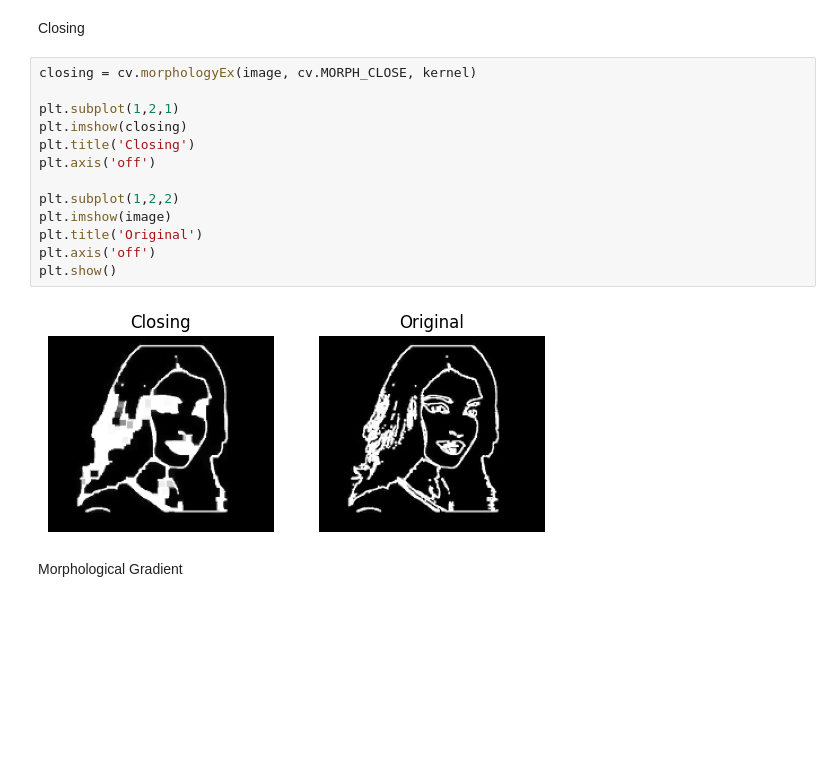
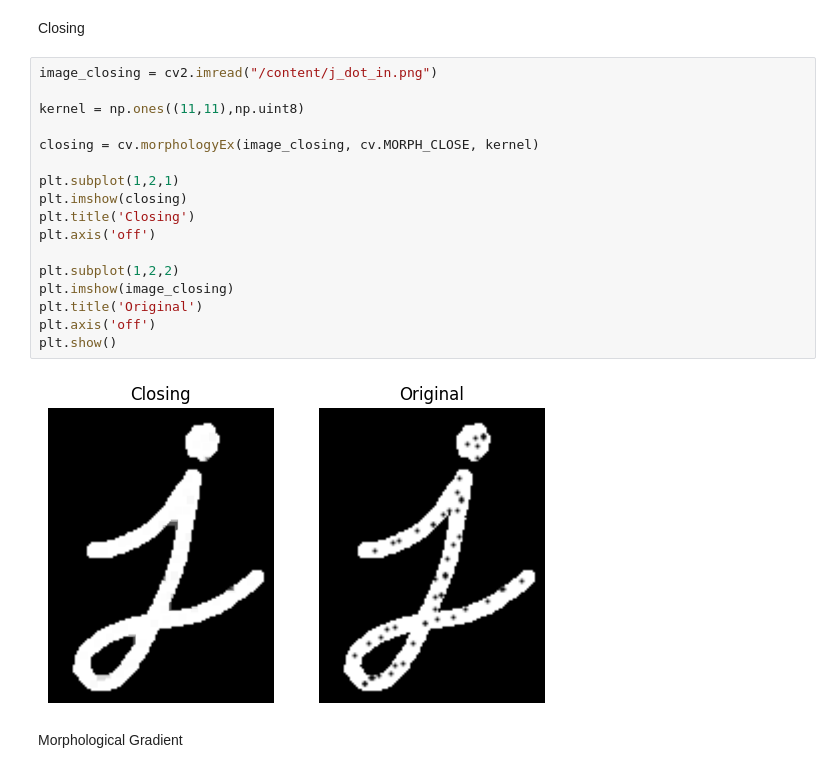
Before and after one commit to olaw01/OpenCV_image_processing, a Jupyter notebook: data/MorphologicalOperations.ipynb, the cells around one changed output. Drawn from its saved outputs; the diff is of its cells as text; blank space fills up the shorter version.

```diff
--- a/data/MorphologicalOperations.ipynb
+++ b/data/MorphologicalOperations.ipynb
@@ -72,20 +75,24 @@ plt.show()
 # %% [markdown]
 Closing
 # %%
-closing = cv.morphologyEx(image, cv.MORPH_CLOSE, kernel)
+image_closing = cv2.imread("/content/j_dot_in.png")
+
+kernel = np.ones((11,11),np.uint8)
+
+closing = cv.morphologyEx(image_closing, cv.MORPH_CLOSE, kernel)
 
 plt.subplot(1,2,1)
 plt.imshow(closing)
 plt.title('Closing')
 plt.axis('off')
 
 plt.subplot(1,2,2)
-plt.imshow(image)
+plt.imshow(image_closing)
 plt.title('Original')
 plt.axis('off')
 plt.show()
 # %% [output]
-[figure, old version]
+[figure, new version]
 # %% [markdown]
 Morphological Gradient
 # %%
```
Also changed, not shown: parts of 7 cells of this notebook.
